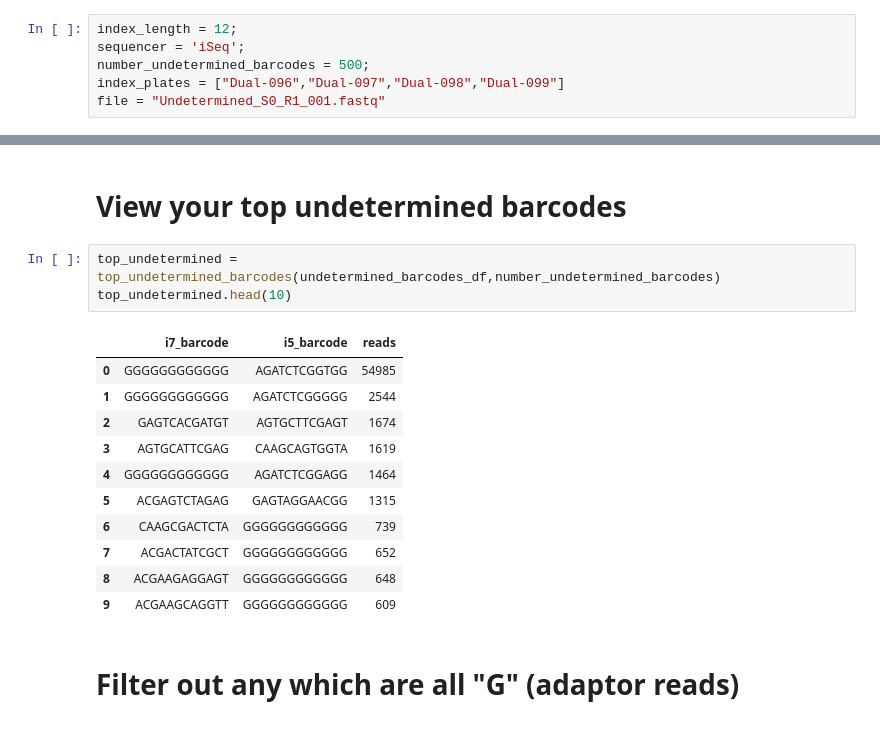
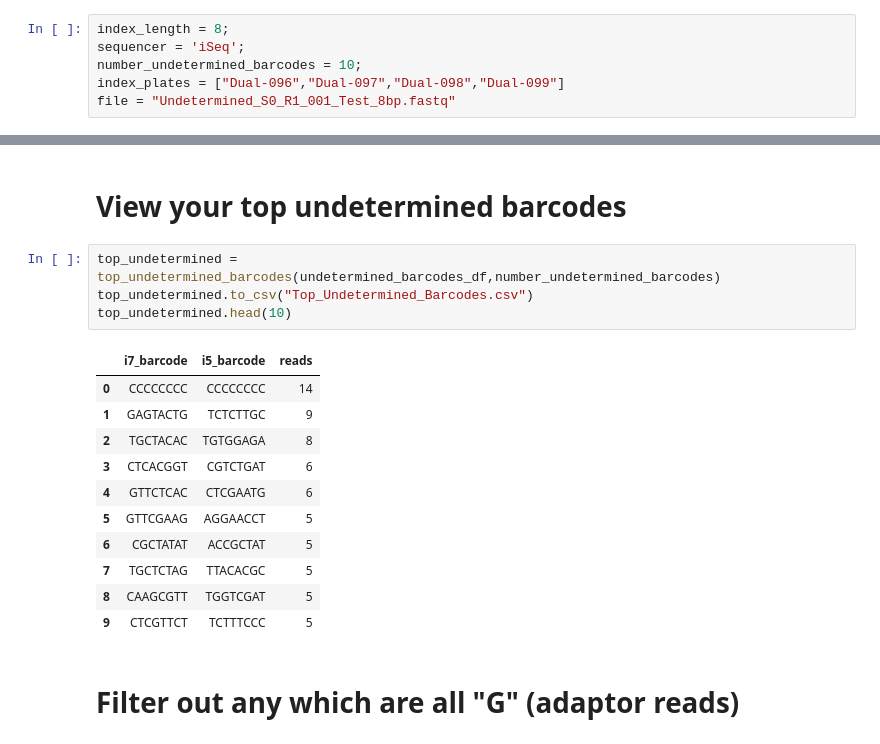
Before and after one commit to czbiohub/specialops, a Jupyter notebook: Barcode_Hopping/Processing_Undetermined_Script.ipynb, the cells around one changed output, grey strips where cells are left out. Cells and saved outputs as stored; diff of their text form.

Commit message:
updating undetermined script and adding example files

```diff
--- a/Barcode_Hopping/Processing_Undetermined_Script.ipynb
+++ b/Barcode_Hopping/Processing_Undetermined_Script.ipynb
@@ -668,11 +681,11 @@ def match_i5_or_i7(leftover_indices,sequencer,index_length,dual_index_plates):
 # %% [markdown]
 # Set your index length, sequencer, number of undetermined barcodes you wish to investigate, your index plates, and your Undetermined file
 # %%
-index_length = 12;
+index_length = 8;
 sequencer = 'iSeq';
-number_undetermined_barcodes = 500;
+number_undetermined_barcodes = 10;
 index_plates = ["Dual-096","Dual-097","Dual-098","Dual-099"]
-file = "Undetermined_S0_R1_001.fastq"
+file = "Undetermined_S0_R1_001_Test_8bp.fastq"
 # %% [markdown]
 # Run to pull out all the barcodes from the Undetermined fastq
 # %%
@@ -681,19 +694,20 @@ undetermined_barcodes_df = pull_barcodes(file, index_length)
 # View your top undetermined barcodes
 # %%
 top_undetermined = top_undetermined_barcodes(undetermined_barcodes_df,number_undetermined_barcodes)
+top_undetermined.to_csv("Top_Undetermined_Barcodes.csv")
 top_undetermined.head(10)
 # %% [output]
 |  | i7_barcode | i5_barcode | reads |
-| 0 | GGGGGGGGGGGG | AGATCTCGGTGG | 54985 |
-| 1 | GGGGGGGGGGGG | AGATCTCGGGGG | 2544 |
-| 2 | GAGTCACGATGT | AGTGCTTCGAGT | 1674 |
-| 3 | AGTGCATTCGAG | CAAGCAGTGGTA | 1619 |
-| 4 | GGGGGGGGGGGG | AGATCTCGGAGG | 1464 |
-| 5 | ACGAGTCTAGAG | GAGTAGGAACGG | 1315 |
-| 6 | CAAGCGACTCTA | GGGGGGGGGGGG | 739 |
-| 7 | ACGACTATCGCT | GGGGGGGGGGGG | 652 |
-| 8 | ACGAAGAGGAGT | GGGGGGGGGGGG | 648 |
-| 9 | ACGAAGCAGGTT | GGGGGGGGGGGG | 609 |
+| 0 | CCCCCCCC | CCCCCCCC | 14 |
+| 1 | GAGTACTG | TCTCTTGC | 9 |
+| 2 | TGCTACAC | TGTGGAGA | 8 |
+| 3 | CTCACGGT | CGTCTGAT | 6 |
+| 4 | GTTCTCAC | CTCGAATG | 6 |
+| 5 | GTTCGAAG | AGGAACCT | 5 |
+| 6 | CGCTATAT | ACCGCTAT | 5 |
+| 7 | TGCTCTAG | TTACACGC | 5 |
+| 8 | CAAGCGTT | TGGTCGAT | 5 |
+| 9 | CTCGTTCT | TCTTTCCC | 5 |
 # %% [markdown]
 # Filter out any which are all "G" (adaptor reads)
 # %%
```
Also changed, not shown: parts of 14 cells of this notebook, 6 other files.
